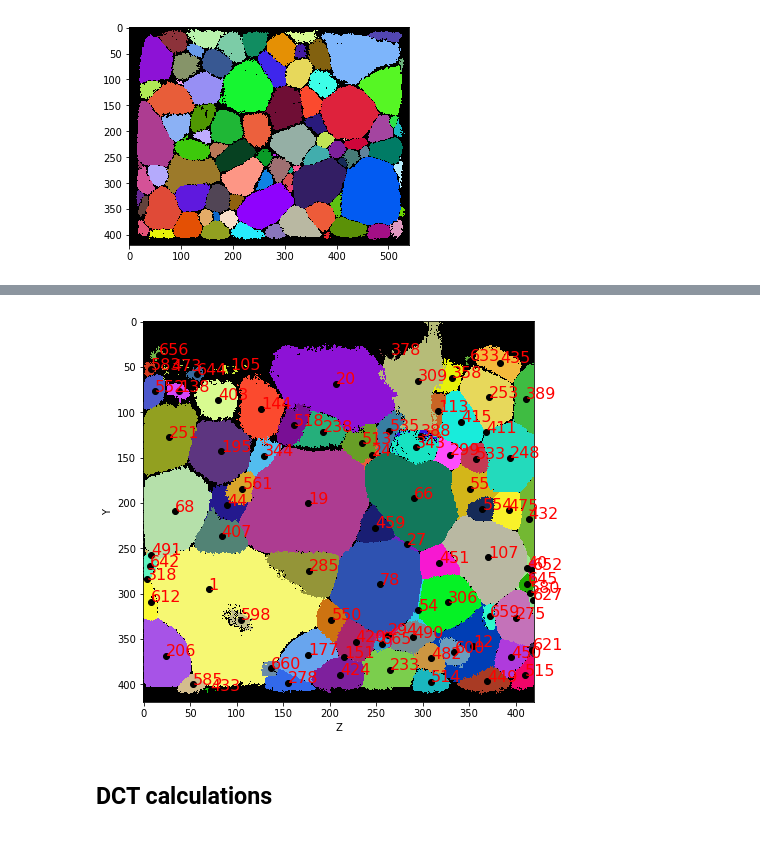
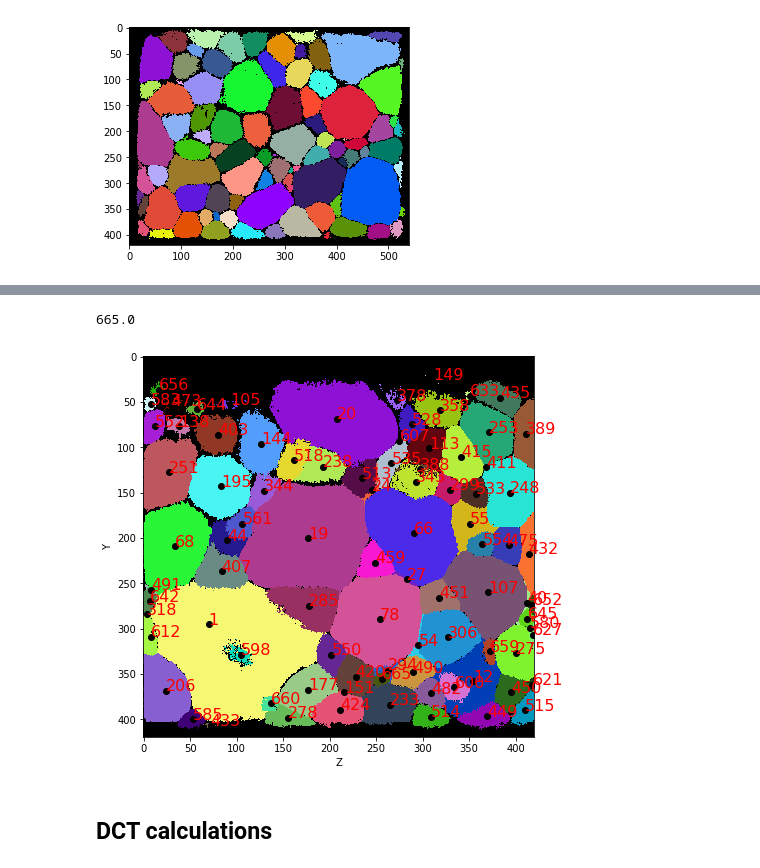
Before and after one commit to heprom/Ti7_ESRF, a Jupyter notebook: Ts3/Ti7_ESRF_Ts3.ipynb, the cells around one changed output, grey strips where cells are left out. Cells and saved outputs as stored; diff of their text form; code cells hidden in the pictures.

```diff
--- a/Ts3/Ti7_ESRF_Ts3.ipynb
+++ b/Ts3/Ti7_ESRF_Ts3.ipynb
@@ -582,23 +584,25 @@ centers[0][1] += 25
 # %%
 from matplotlib import pyplot as plt, cm
 from pymicro.crystal.microstructure import Microstructure
 %matplotlib inline
 
-rand_cmap = Microstructure.rand_cmap(N=677, first_is_black=True)
+print(front_slice.max())
+rand_cmap = Microstructure.rand_cmap(N=int(front_slice.max()), first_is_black=True)
 #print(rand_cmap.colors[0])
 #print(rand_cmap.colors[1])
 plt.figure(figsize=(7, 7))
-plt.imshow(front_slice[:, ::-1], interpolation='nearest', cmap=rand_cmap, vmin=0)
+plt.imshow(front_slice[:, ::-1], interpolation='nearest', cmap=rand_cmap)
 for i in range(centers.shape[0]):
     #print(i, gids[i + 2])
     plt.plot(420 - centers[i, 1], centers[i, 0], 'ko')
     plt.annotate('%d' % gids[i + 2], xycoords='data', xy=(420 - centers[i, 1], centers[i, 0]), color='r', fontsize=16)
 plt.ylabel('Y')
 plt.xlabel('Z')
 plt.axis('tight')
 plt.show()
 # %% [output]
+665.0
-[figure, old version]
+[figure, new version]
 # %%
 grains = show_grains(grain_ids)
 box = box_3d(size=dims)
```
Also changed, not shown: parts of 3 cells of this notebook.
